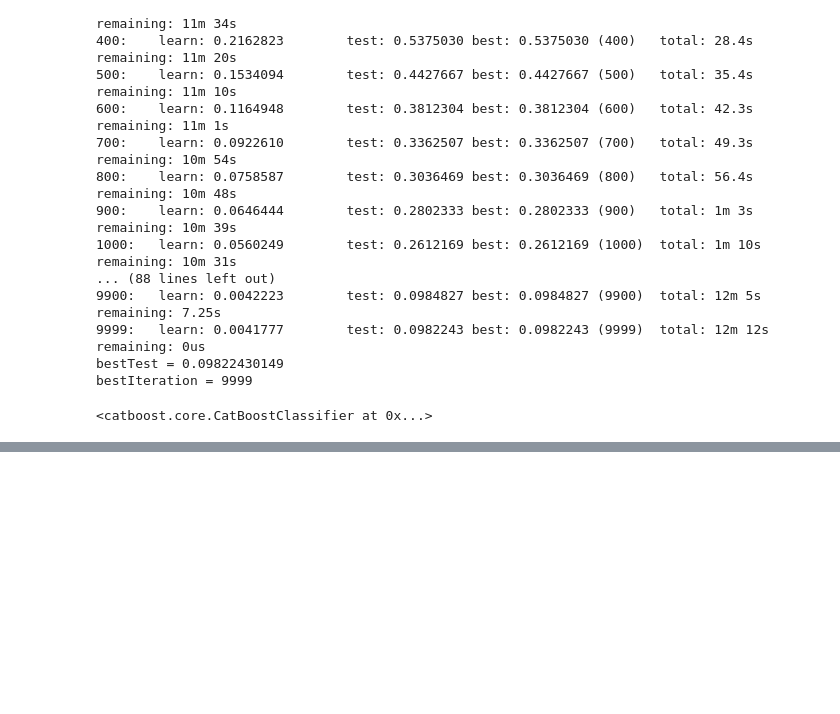
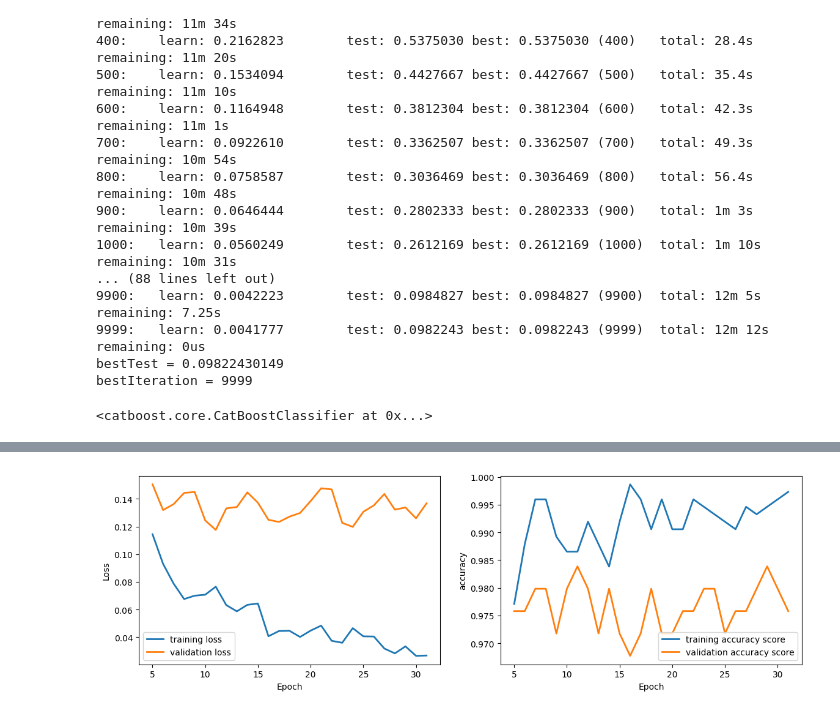
Before and after one commit to Andrey793/first_kaggle_project, a Jupyter notebook: my_first_kaggle.ipynb, the cells around one changed output, grey strips where cells are left out. Cells and saved outputs as stored; diff of their text form; code cells hidden in the pictures; blank space fills up the shorter version.

```diff
--- a/my_first_kaggle.ipynb
+++ b/my_first_kaggle.ipynb
@@ -418,0 +412,7 @@ Learning rate set to 0.009515
+# %%
+learning_rate = 0.001
+
+model.compile(optimizer=keras.optimizers.Adam(learning_rate=learning_rate /2 ),
+              loss="categorical_crossentropy",
+              metrics='accuracy'
+             )
@@ -418,0 +439,35 @@ Learning rate set to 0.009515
+# %%
+from tensorflow.keras.callbacks import EarlyStopping
+
+early_stopping = EarlyStopping(
+    min_delta = 0.0002, # minimium amount of change to count as an improvement
+    patience  = 20,     # how many epochs to wait before stopping
+    restore_best_weights=True,
+)
+# %%
+history = model.fit(X_train_full, y_train,
+          epochs=500,
+          batch_size=50,
+          validation_data=(X_test_full, y_test),
+          verbose=0,
+          callbacks=early_stopping
+          )
+# %%
+logs = pd.DataFrame(history.history)
+
+plt.figure(figsize=(14, 4))
+plt.subplot(1, 2, 1)
+plt.plot(logs.loc[5:,"loss"], lw=2, label='training loss')
+plt.plot(logs.loc[5:,"val_loss"], lw=2, label='validation loss')
+plt.xlabel("Epoch")
+plt.ylabel("Loss")
+plt.legend()
+plt.subplot(1, 2, 2)
+plt.plot(logs.loc[5:,"accuracy"], lw=2, label='training accuracy score')
+plt.plot(logs.loc[5:,"val_accuracy"], lw=2, label='validation accuracy score')
+plt.xlabel("Epoch")
+plt.ylabel("accuracy")
+plt.legend(loc='lower right')
+plt.show()
+# %% [output]
+[figure, added]
```
Also changed, not shown: parts of 21 cells of this notebook.
